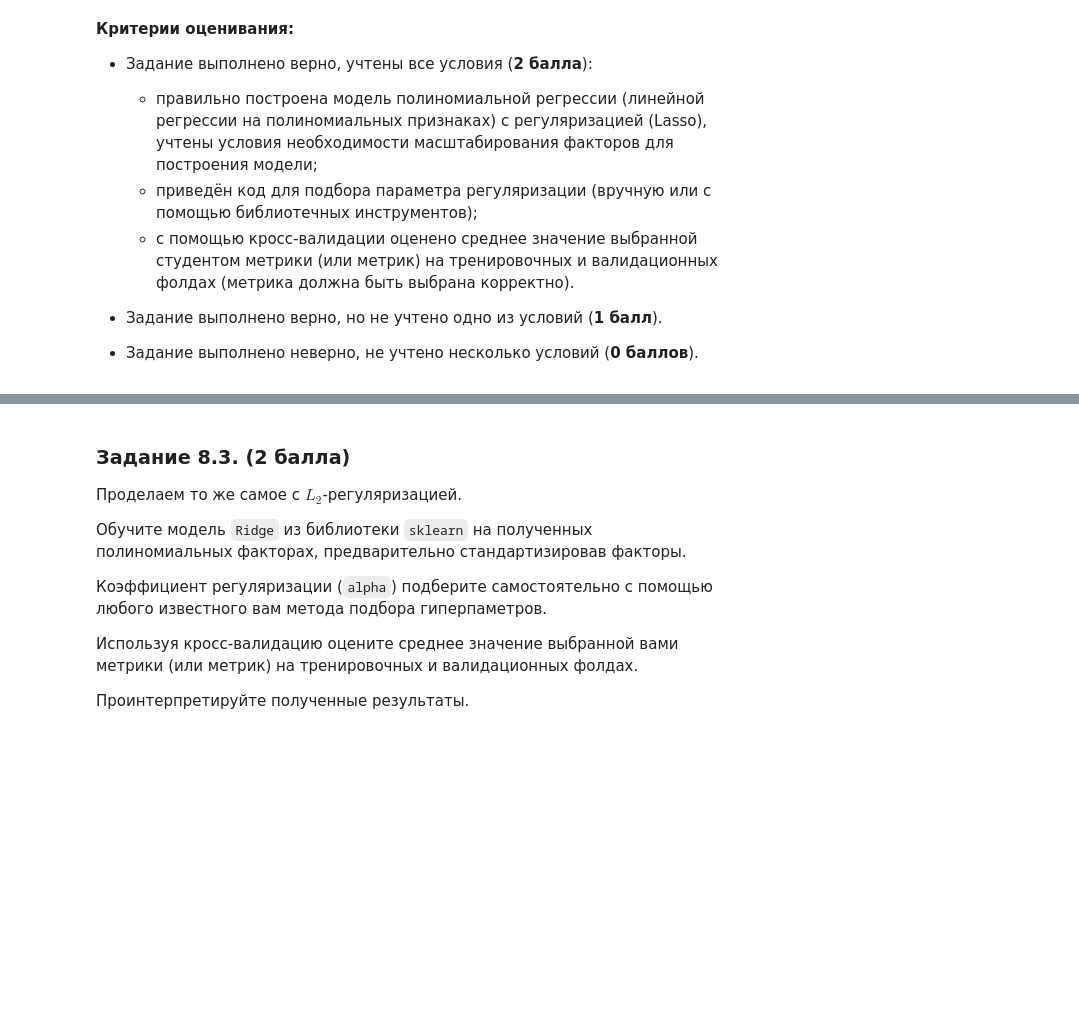
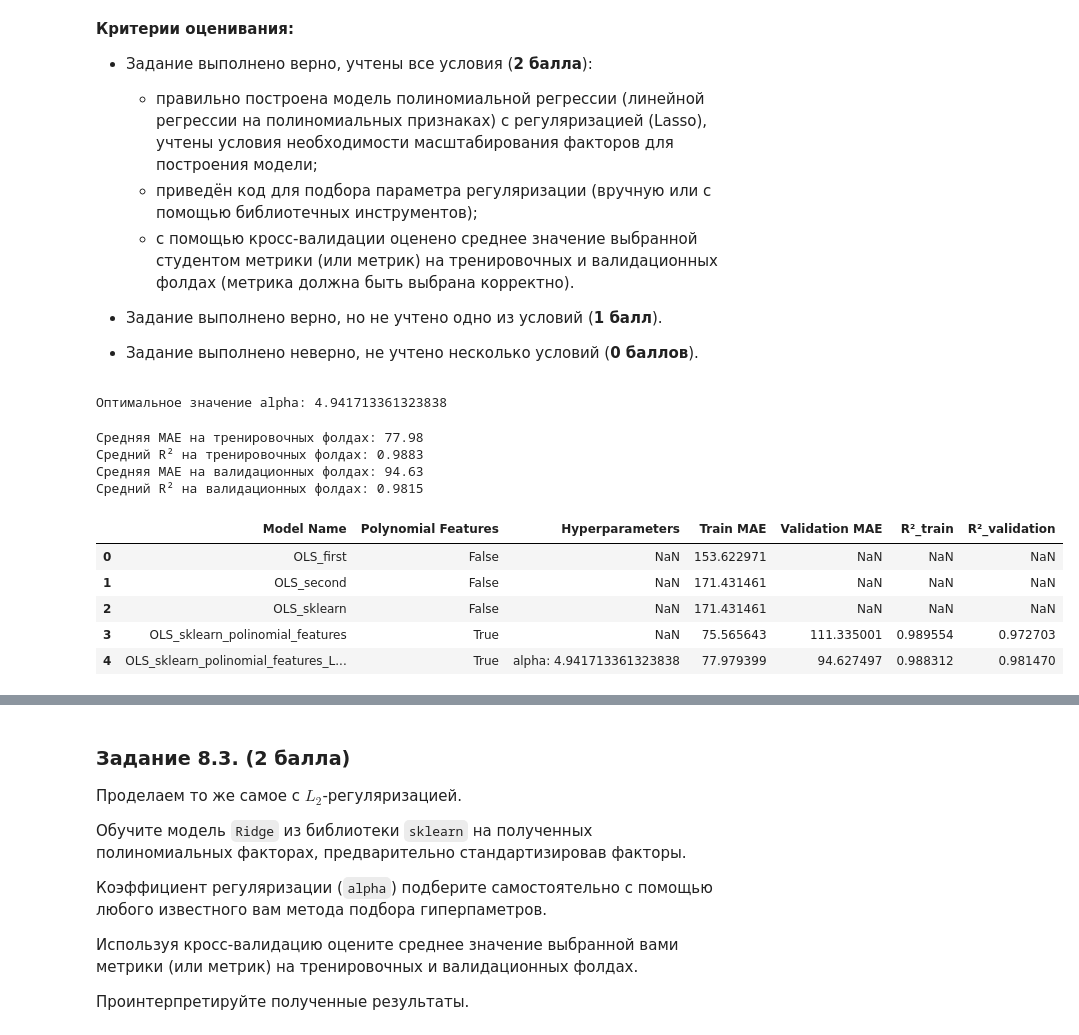
Before and after one commit to Katrin-Pochtar/Masters, a Jupyter notebook: Semester_1/DS_Math/HW1.ipynb, the cells around one changed output, grey strips where cells are left out. Saved outputs shown, nothing was run; the diff lists cells and outputs as text; code cells hidden in the pictures; blank space fills up the shorter version.

```diff
--- a/Semester_1/DS_Math/HW1.ipynb
+++ b/Semester_1/DS_Math/HW1.ipynb
@@ -733,5 +837,82 @@ from sklearn.model_selection import cross_validate
 - Задание выполнено верно, но не учтено одно из условий (**1 балл**).
 - Задание выполнено неверно, не учтено несколько условий (**0 баллов**).
 # %%
-# Ваш код здесь
+# Задаем диапазон значений alpha для поиска
+alpha_range = np.logspace(-4, 1, 50)
+
+# Настраиваем модель Lasso
+lasso = Lasso(max_iter=10000, random_state=42)
+
+# Задаем параметры для GridSearchCV
+param_grid = {'alpha': alpha_range}
+
+# Настраиваем кросс-валидацию
+kf = KFold(n_splits=5, shuffle=True, random_state=42)
+
+# Создаем метрику для оценки (используем отрицательный MAE, так как GridSearchCV пытается максимизировать метрику)
+scoring = make_scorer(mean_absolute_error, greater_is_better=False)
+
+# Инициализируем GridSearchCV
+grid_search = GridSearchCV(estimator=lasso, param_grid=param_grid, cv=kf, scoring=scoring, n_jobs=-1)
+
+# Проводим поиск по сетке
+grid_search.fit(X_poly, y)
+
+# Оптимальное значение alpha
+best_alpha = grid_search.best_params_['alpha']
+print("Оптимальное значение alpha:", best_alpha)
+# %% [output]
+Оптимальное значение alpha: 4.941713361323838
+# %%
+# Создаем модель Lasso с оптимальным alpha
+lasso_best = Lasso(alpha=best_alpha, max_iter=10000, random_state=42)
+
+# Проводим кросс-валидацию с оценкой метрик на тренировочных и валидационных фолдах
+cv_results = cross_validate(
+    lasso_best, X_poly, y, cv=kf,
+    scoring={'MAE': make_scorer(mean_absolute_error), 'R2': 'r2'},
+    return_train_score=True
+)
+# %%
+# Извлекаем метрики
+train_mae = cv_results['train_MAE']
+train_r2 = cv_results['train_R2']
+val_mae = cv_results['test_MAE']
+val_r2 = cv_results['test_R2']
+
+# Рассчитываем средние значения метрик
+mean_train_mae = train_mae.mean()
+mean_train_r2 = train_r2.mean()
+mean_val_mae = val_mae.mean()
+mean_val_r2 = val_r2.mean()
+
+# Выводим результаты
+print("Средняя MAE на тренировочных фолдах:", round(mean_train_mae, 2))
+print("Средний R² на тренировочных фолдах:", round(mean_train_r2, 4))
+print("Средняя MAE на валидационных фолдах:", round(mean_val_mae, 2))
+print("Средний R² на валидационных фолдах:", round(mean_val_r2, 4))
+# %% [output]
+Средняя MAE на тренировочных фолдах: 77.98
+Средний R² на тренировочных фолдах: 0.9883
+Средняя MAE на валидационных фолдах: 94.63
+Средний R² на валидационных фолдах: 0.9815
+# %%
+df_final_results.loc[len(df_final_results)] = {
+    'Model Name' : 'OLS_sklearn_polinomial_features_Lasso',
+    'Polynomial Features' : 'True',
+    'Hyperparameters' : f'alpha: {best_alpha}',
+    'Train MAE' : mean_train_mae,
+    'Validation MAE' : mean_val_mae,
+    'R²_train' : mean_train_r2,
+    'R²_validation' : mean_val_r2,
+}
+# %%
+df_final_results
+# %% [output]
+|  | Model Name | Polynomial Features | Hyperparameters | Train MAE | Validation MAE | R²_train | R²_validation |
+| 0 | OLS_first | False | NaN | 153.622971 | NaN | NaN | NaN |
+| 1 | OLS_second | False | NaN | 171.431461 | NaN | NaN | NaN |
+| 2 | OLS_sklearn | False | NaN | 171.431461 | NaN | NaN | NaN |
+| 3 | OLS_sklearn_polinomial_features | True | NaN | 75.565643 | 111.335001 | 0.989554 | 0.972703 |
+| 4 | OLS_sklearn_polinomial_features_L... | True | alpha: 4.941713361323838 | 77.979399 | 94.627497 | 0.988312 | 0.981470 |
 # %% [markdown]
```
Also changed, not shown: parts of 34 cells of this notebook.
